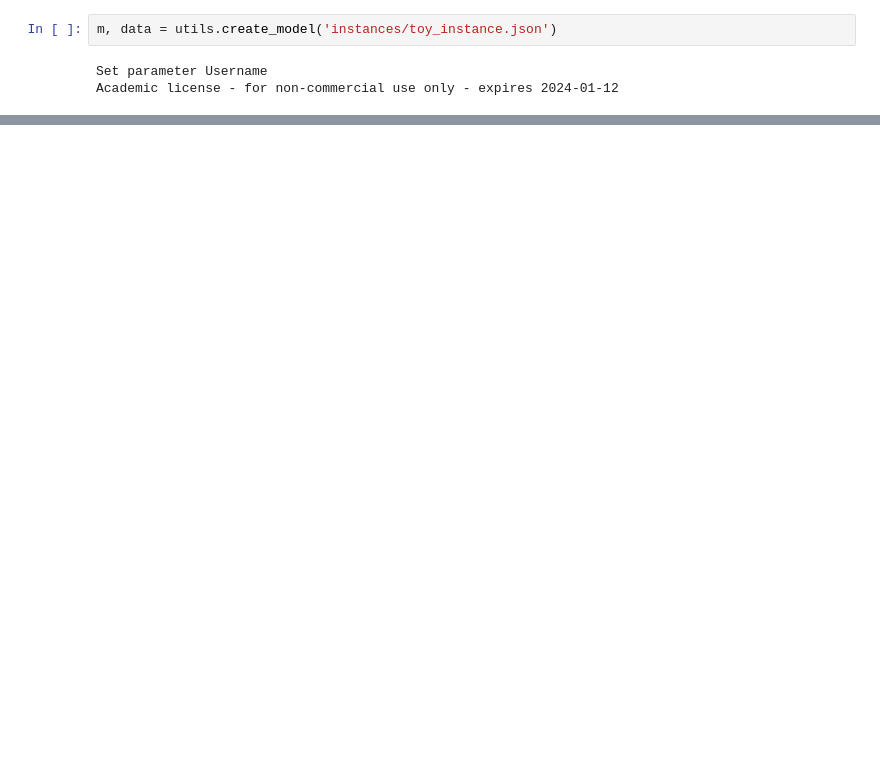
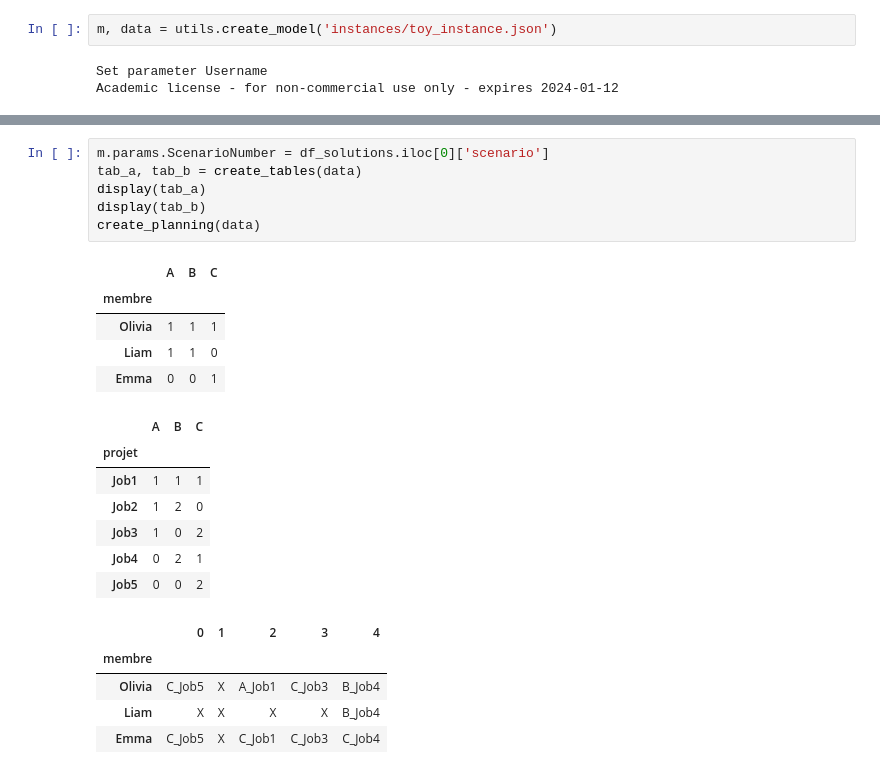
Before and after one commit to felfipe/Systemes-de-Decision, a Jupyter notebook: optim.ipynb, the cells around one changed output, grey strips where cells are left out. Saved outputs shown, nothing was run; the diff lists cells and outputs as text; blank space fills up the shorter version.

```diff
--- a/optim.ipynb
+++ b/optim.ipynb
@@ -168,0 +119,24 @@ nx.draw(G, pos,with_labels = True)
+# %%
+m.params.ScenarioNumber = df_solutions.iloc[0]['scenario']
+tab_a, tab_b = create_tables(data)
+display(tab_a)
+display(tab_b)
+create_planning(data)
+# %% [output]
+|  | A | B | C |
+| membre |  |  |  |
+| Olivia | 1 | 1 | 1 |
+| Liam | 1 | 1 | 0 |
+| Emma | 0 | 0 | 1 |
+|  | A | B | C |
+| projet |  |  |  |
+| Job1 | 1 | 1 | 1 |
+| Job2 | 1 | 2 | 0 |
+| Job3 | 1 | 0 | 2 |
+| Job4 | 0 | 2 | 1 |
+| Job5 | 0 | 0 | 2 |
+|  | 0 | 1 | 2 | 3 | 4 |
+| membre |  |  |  |  |  |
+| Olivia | C_Job5 | X | A_Job1 | C_Job3 | B_Job4 |
+| Liam | X | X | X | X | B_Job4 |
+| Emma | C_Job5 | X | C_Job1 | C_Job3 | C_Job4 |
```
Also changed, not shown: parts of 16 cells of this notebook.
